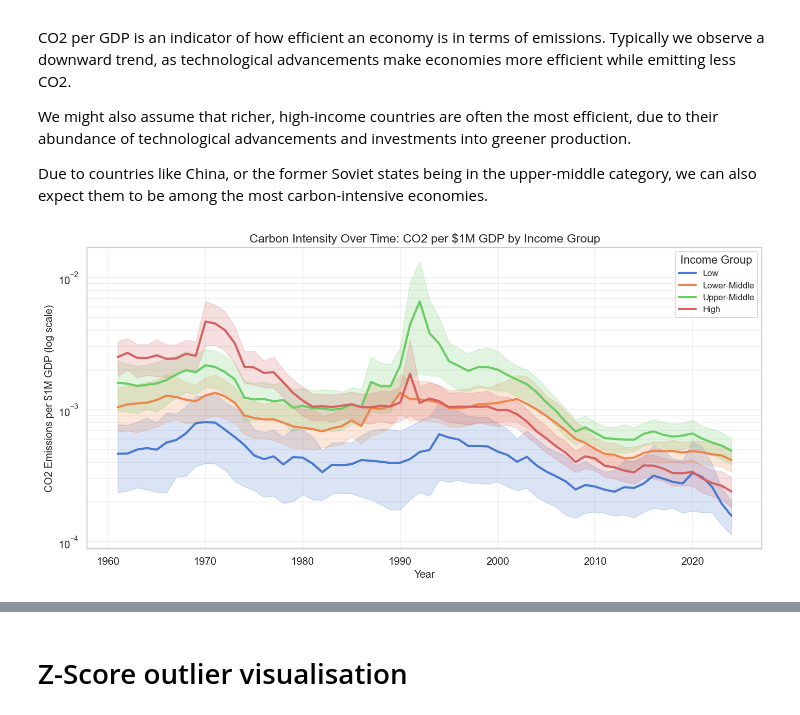
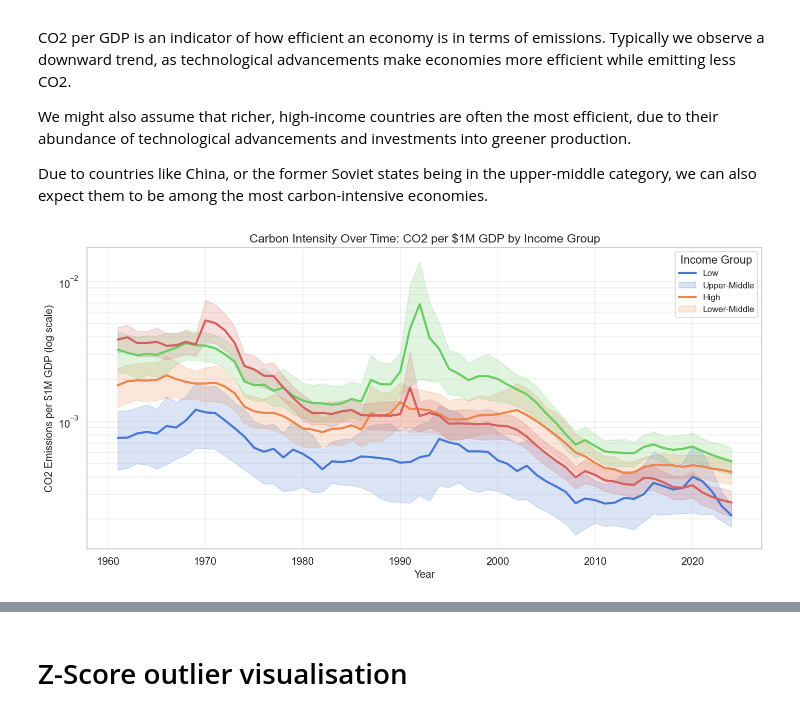
Before and after one commit to fabianfrank-dev/carbon_analysis, a Jupyter notebook: data_analytics_project.ipynb, the cells around one changed output, grey strips where cells are left out. Cells and saved outputs as stored; diff of their text form; code cells hidden in the pictures.

```diff
--- a/data_analytics_project.ipynb
+++ b/data_analytics_project.ipynb
@@ -340,18 +351,22 @@ Source: [World Bank Country Classification (FY2025)](https://datahelpdesk.worldb
 
 This allows us to ask a structural question: do emission trajectories differ systematically between rich and poor countries? We scrape current GNI per capita figures from Wikipedia and merge them onto our dataset, then apply `pd.cut` to assign income brackets based on GDP per capita as a proxy.
 # %%
+# fetch data from wikipedia
 url = 'https://en.wikipedia.org/wiki/List_of_countries_by_GNI_(nominal)_per_capita'
 
+# use pandas becuase polars doesn't support html
 tables = pd.read_html(url, storage_options={'User-Agent': 'Mozilla/5.0'})
 
 # table 1 contains the GNI per capita data
 gni_df = tables[1]
 
 dict = {
+    'Country': 'country',
     'GNI per capita (US$)[1][3]': 'gni_per_capita'
 }
 
 gni_df = gni_df.rename(columns=dict)
+gni_df = pl.from_pandas(gni_df)
 
 gni_df
 # %% [output]
@@ -371,14 +387,14 @@ gni_df
 # %%
-# normalize
-gni_df['country_clean'] = normalize_column(gni_df, 'Country')
-base_df['country_clean'] = normalize_column(base_df, 'country')
+# normalize the colums for better merging
+gni_df = gni_df.with_columns(normalize_column("country"))
+base_df = base_df.with_columns(normalize_column("country"))
+
 
 # left merge
-main_df = pd.merge(base_df, gni_df[['country_clean', 'gni_per_capita']],
-                     on='country_clean', how='left')
+main_df = base_df.join(gni_df.select(["gni_per_capita", "country_clean"]), on='country_clean', how='left')
 
 # classify income groups using World Bank thresholds
-main_df['income_group'] = classify_income_group(main_df['gni_per_capita'])
+main_df = main_df.with_columns(classify_income_group("gni_per_capita"))
 
 main_df
 # %% [output]
@@ -500,9 +525,13 @@ The faceted emission trajectories confirm a clear structural divide:
 
 This pattern supports the hypothesis that decoupling is largely a phenomenon of already-wealthy nations - those that have already passed through their most carbon-intensive growth phase.
 # %%
-%%timeit
+# carbon intensity: CO2 (millions of tonnes) per $1M GDP
+main_df = main_df.with_columns(
+    pl.when(pl.col("gdp") != 0)
+      .then(pl.col("co2") * 1_000_000 / pl.col("gdp"))
+      .otherwise(None)
+      .alias("co2_per_gdp")
+)
 
-# carbon intensity: CO2 (millions of tonnes) per $1M GDP
-gdp_in_millions = main_df['gdp'].values / 1_000_000
-main_df['co2_per_gdp'] = safe_divide(main_df['co2'].values, gdp_in_millions)
+main_df
 # %% [output]
@@ -516,22 +558,24 @@ We might also assume that richer, high-income countries are often the most effic
 
 Due to countries like China, or the former Soviet states being in the upper-middle category, we can also expect them to be among the most carbon-intensive economies.
 # %%
+main_df_pd = main_df.to_pandas()
+
 plt.figure(figsize=(12, 6))
 
-sns.lineplot(data=main_df, x='year', y='co2_per_gdp', hue='income_group',
+sns.lineplot(data=main_df_pd, x='year', y='co2_per_gdp', hue='income_group',
              hue_order=['Low', 'Lower-Middle', 'Upper-Middle', 'High'],
              linewidth=2.5)
 
 plt.yscale('log')
 plt.title('Carbon Intensity Over Time: CO2 per $1M GDP by Income Group')
 plt.xlabel('Year')
 plt.ylabel('CO2 Emissions per $1M GDP (log scale)')
-plt.legend(title='Income Group')
+plt.legend(title='Income Group', labels=main_df_pd['income_group'].unique())
 plt.grid(True, which="both", ls="-", alpha=0.3)
 plt.tight_layout()
 plt.show()
 # %% [output]
-[figure, old version]
+[figure, new version]
 # %%
 # filter: year 2024, population > 1M, valid co2_per_gdp
 min_pop = 1_000_000
```
Also changed, not shown: parts of 30 cells of this notebook, 1 other file.
